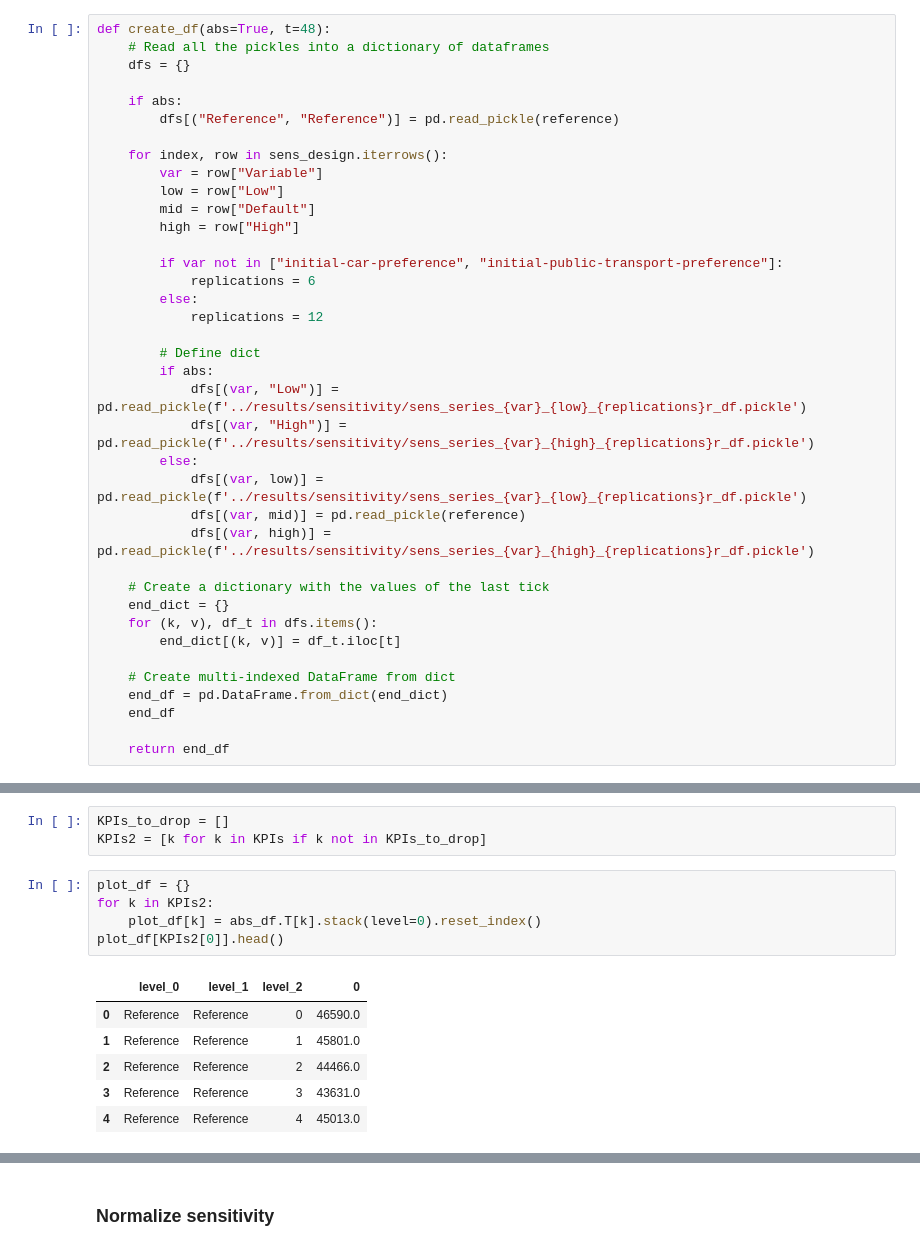
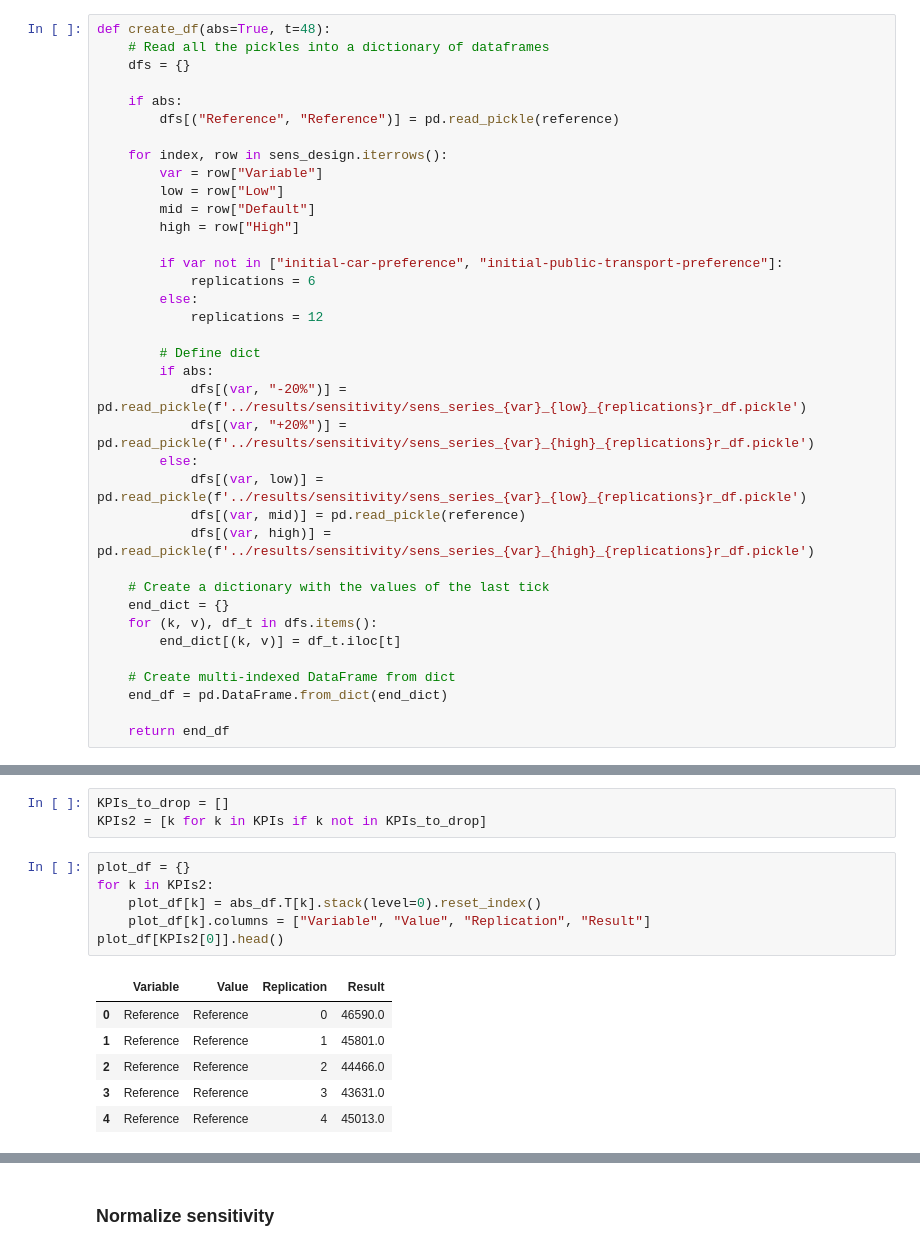
Before and after one commit to EwoutH/SEN9120-ABC, a Jupyter notebook: notebooks/process_sensitivity.ipynb, the cells around one changed output, grey strips where cells are left out. Drawn from its saved outputs; the diff is of its cells as text.

```diff
--- a/notebooks/process_sensitivity.ipynb
+++ b/notebooks/process_sensitivity.ipynb
@@ -76,8 +77,8 @@ def create_df(abs=True, t=48):
 
         # Define dict
         if abs:
-            dfs[(var, "Low")] = pd.read_pickle(f'../results/sensitivity/sens_series_{var}_{low}_{replications}r_df.pickle')
-            dfs[(var, "High")] = pd.read_pickle(f'../results/sensitivity/sens_series_{var}_{high}_{replications}r_df.pickle')
+            dfs[(var, "-20%")] = pd.read_pickle(f'../results/sensitivity/sens_series_{var}_{low}_{replications}r_df.pickle')
+            dfs[(var, "+20%")] = pd.read_pickle(f'../results/sensitivity/sens_series_{var}_{high}_{replications}r_df.pickle')
         else:
             dfs[(var, low)] = pd.read_pickle(f'../results/sensitivity/sens_series_{var}_{low}_{replications}r_df.pickle')
             dfs[(var, mid)] = pd.read_pickle(reference)
@@ -90,7 +91,6 @@ def create_df(abs=True, t=48):
 
     # Create multi-indexed DataFrame from dict
     end_df = pd.DataFrame.from_dict(end_dict)
-    end_df
 
     return end_df
 # %% [markdown]
@@ -119,10 +119,11 @@ KPIs2 = [k for k in KPIs if k not in KPIs_to_drop]
 # %%
 plot_df = {}
 for k in KPIs2:
     plot_df[k] = abs_df.T[k].stack(level=0).reset_index()
+    plot_df[k].columns = ["Variable", "Value", "Replication", "Result"]
 plot_df[KPIs2[0]].head()
 # %% [output]
-|  | level_0 | level_1 | level_2 | 0 |
+|  | Variable | Value | Replication | Result |
 | 0 | Reference | Reference | 0 | 46590.0 |
 | 1 | Reference | Reference | 1 | 45801.0 |
 | 2 | Reference | Reference | 2 | 44466.0 |
```
Also changed, not shown: parts of 7 cells of this notebook, 4 other files.
